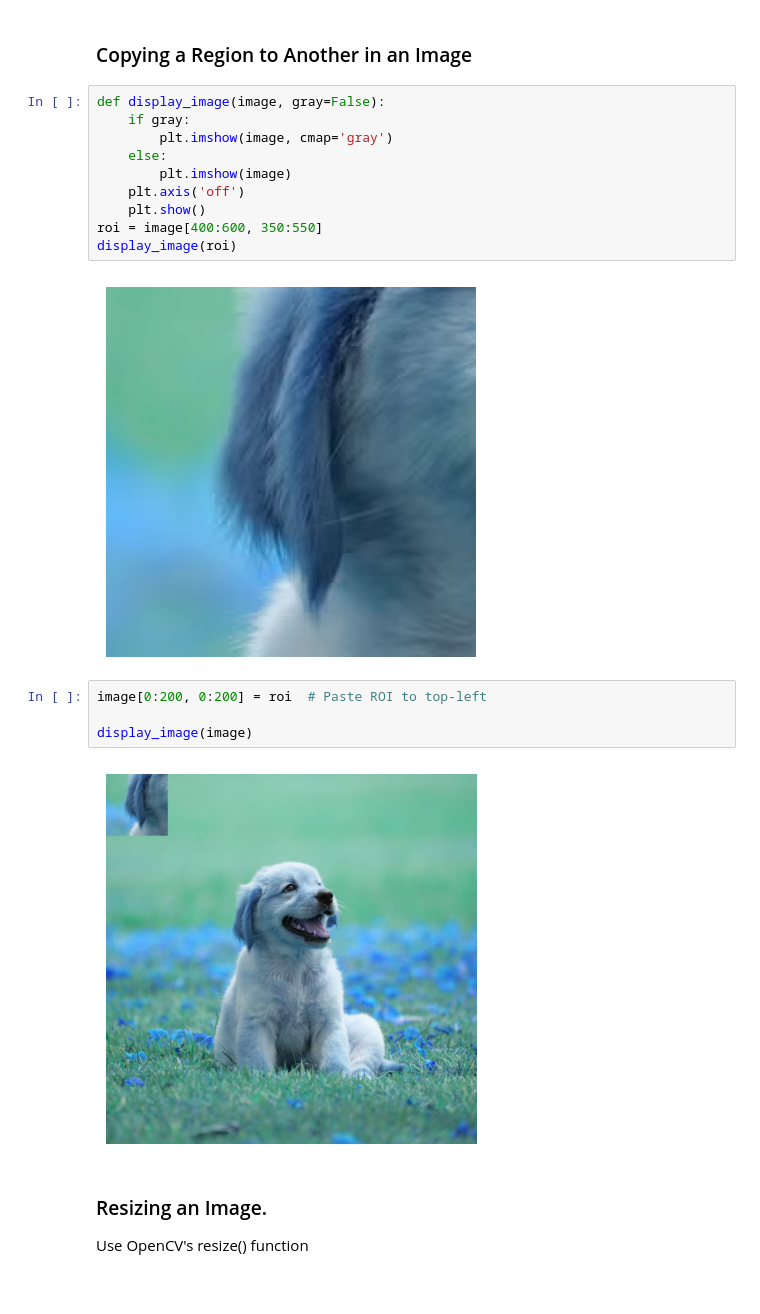
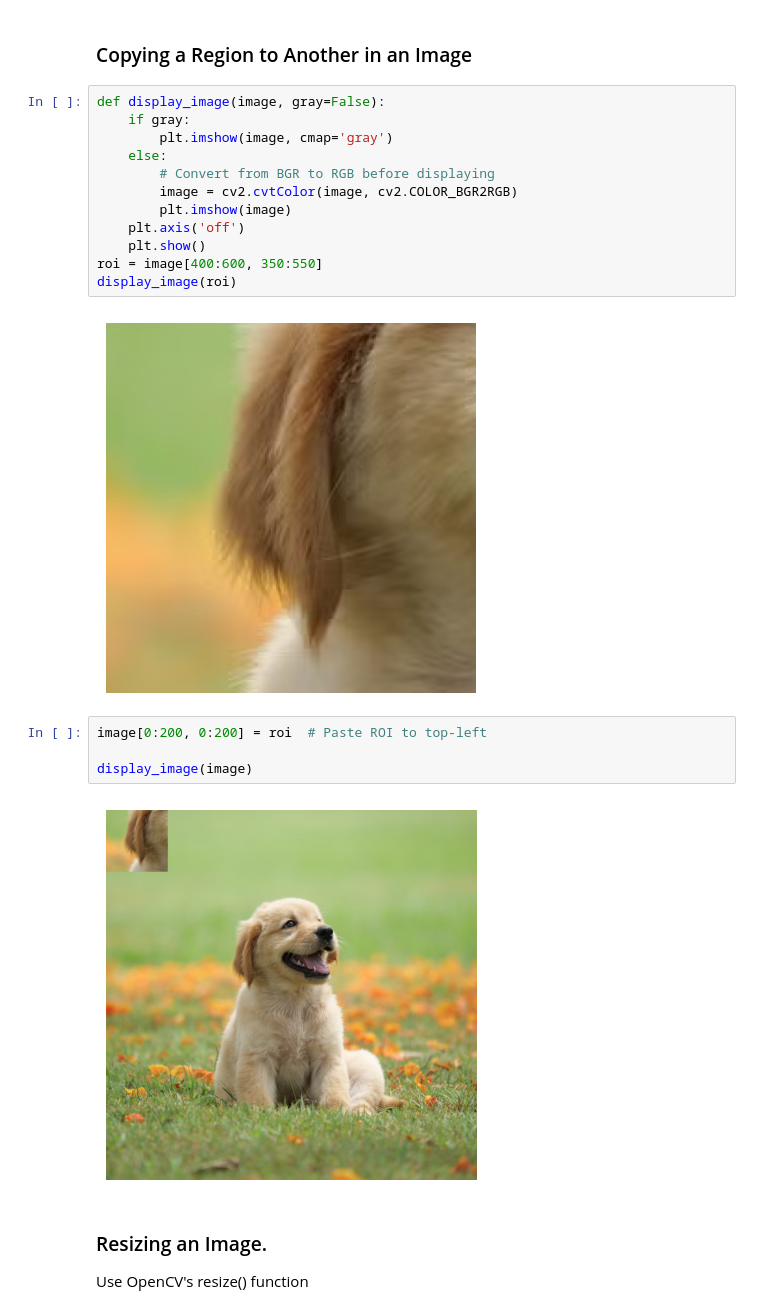
Before and after one commit to Limahcode/AI_ACCELERATOR_CV_COHORT2, a Jupyter notebook: day1/Image_Processing_Fundamentals_(Day_1).ipynb, the cells around one changed output. Drawn from its saved outputs; the diff is of its cells as text.

```diff
--- a/day1/Image_Processing_Fundamentals_(Day_1).ipynb
+++ b/day1/Image_Processing_Fundamentals_(Day_1).ipynb
@@ -415,21 +404,23 @@ plt.show()
 # %%
 def display_image(image, gray=False):
     if gray:
         plt.imshow(image, cmap='gray')
     else:
+        # Convert from BGR to RGB before displaying
+        image = cv2.cvtColor(image, cv2.COLOR_BGR2RGB)
         plt.imshow(image)
     plt.axis('off')
     plt.show()
 roi = image[400:600, 350:550]
 display_image(roi)
 # %% [output]
-[figure, old version]
+[figure, new version]
 # %%
 image[0:200, 0:200] = roi  # Paste ROI to top-left
 
 display_image(image)
 # %% [output]
-[figure, old version]
+[figure, new version]
 # %% [markdown]
 ### Resizing an Image.
 Use OpenCV's resize() function
```
Also changed, not shown: parts of 16 cells of this notebook, 1 other file.
